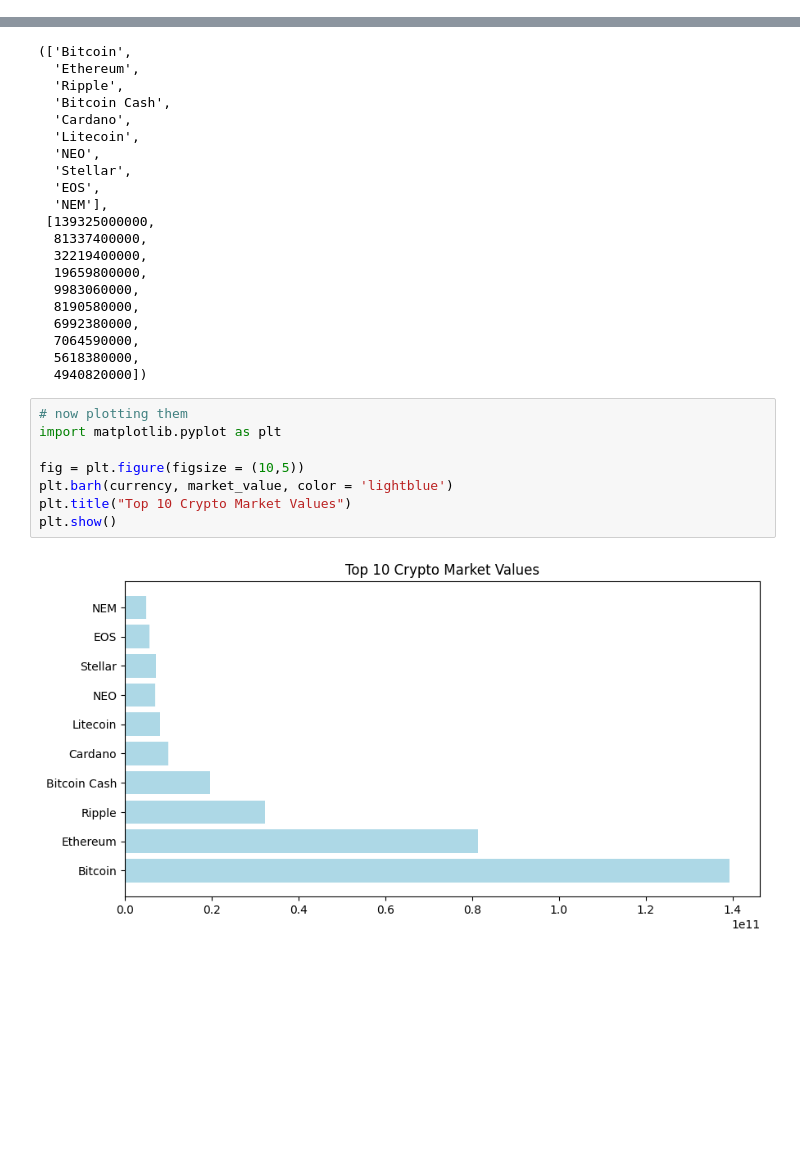
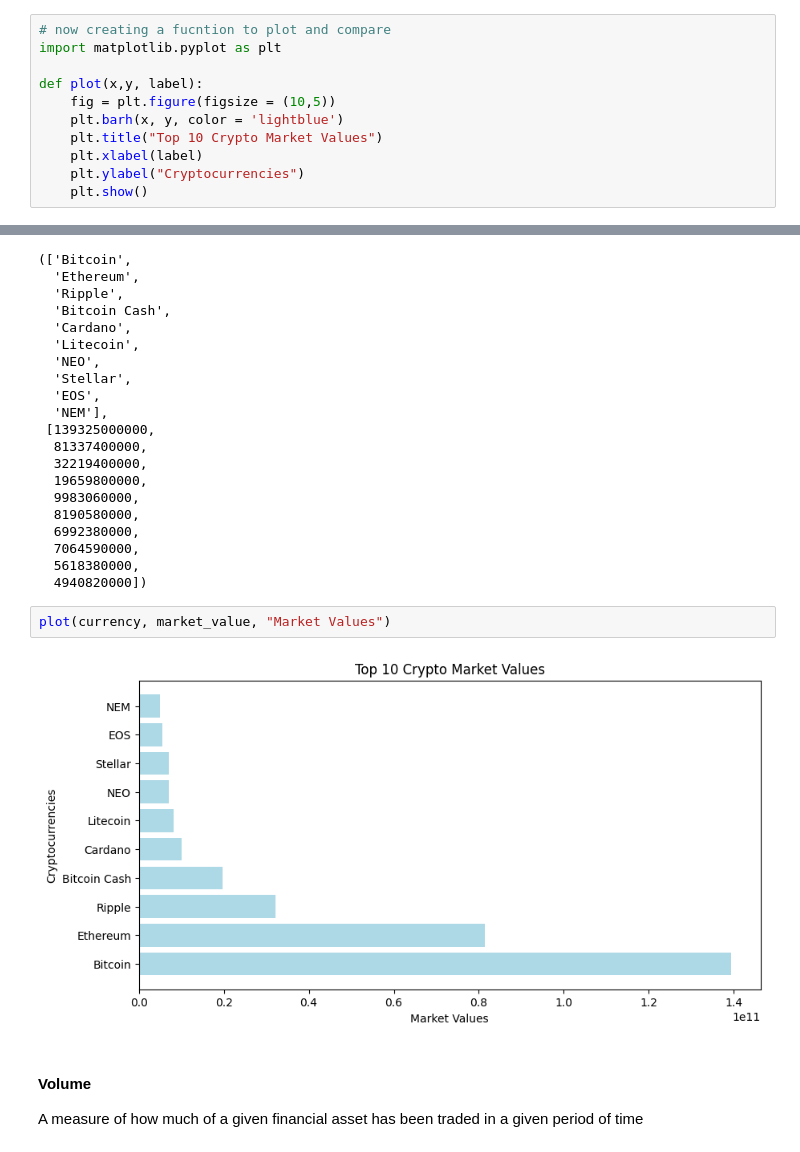
Before and after one commit to Annarhysa/Cryptocurrency-Market-Analysis, a Jupyter notebook: Analysis.ipynb, the cells around one changed output, grey strips where cells are left out. Cells and saved outputs as stored; diff of their text form; blank space fills up the shorter version.

```diff
--- a/Analysis.ipynb
+++ b/Analysis.ipynb
@@ -49,3 +49,14 @@ latest.head()
+# %%
+# now creating a fucntion to plot and compare
+import matplotlib.pyplot as plt
+
+def plot(x,y, label):
+    fig = plt.figure(figsize = (10,5))
+    plt.barh(x, y, color = 'lightblue')
+    plt.title("Top 10 Crypto Market Values")
+    plt.xlabel(label)
+    plt.ylabel("Cryptocurrencies")
+    plt.show()
 # %% [markdown]
 #### Finding Market value of crypto
 
@@ -80,13 +91,11 @@ currency, market_value
   7064590000,
   5618380000,
   4940820000])
-# %%
-# now plotting them
-import matplotlib.pyplot as plt
-
-fig = plt.figure(figsize = (10,5))
-plt.barh(currency, market_value, color = 'lightblue')
-plt.title("Top 10 Crypto Market Values")
-plt.show()
-# %% [output]
-[figure, removed]
+# %%
+plot(currency, market_value, "Market Values")
+# %% [output]
+[figure, added]
+# %% [markdown]
+#### Volume
+
+A measure of how much of a given financial asset has been traded in a given period of time
```
Also changed, not shown: parts of 3 cells of this notebook.
